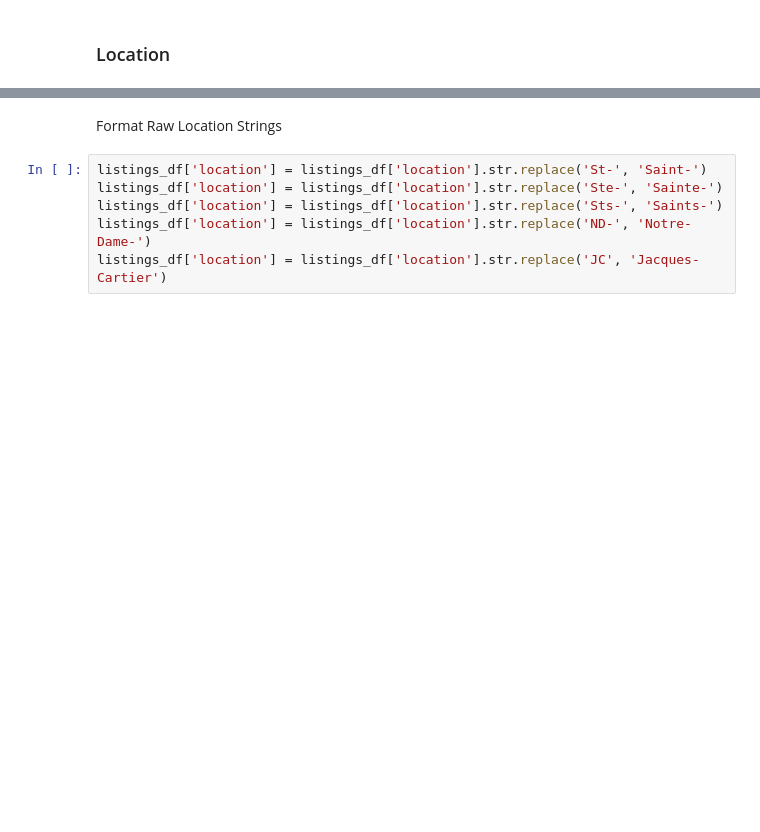
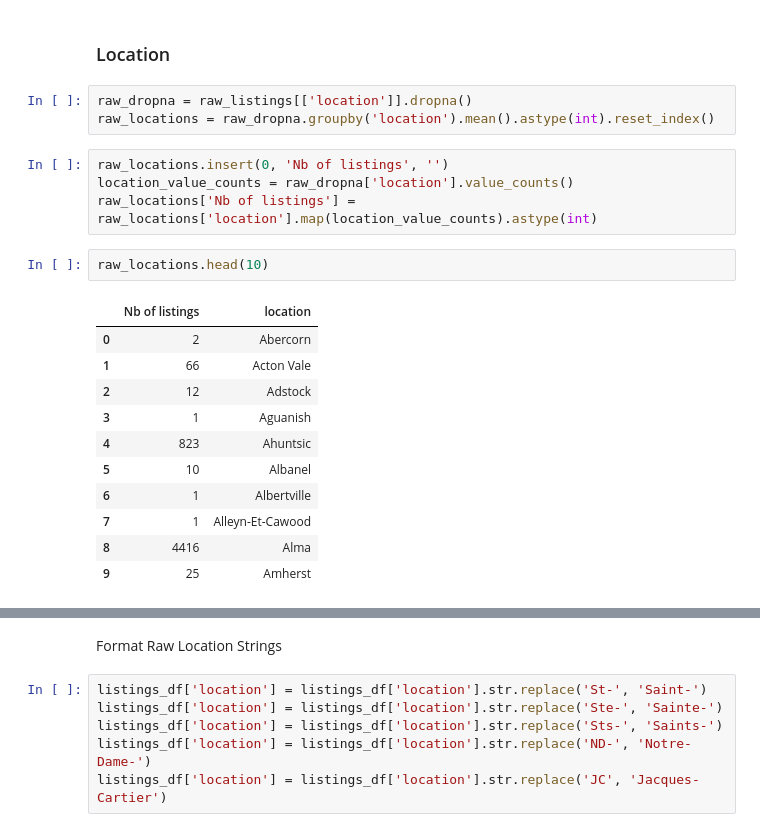
Before and after one commit to simkass/quebec-real-estate-analysis, a Jupyter notebook: notebooks/preprocessing.ipynb, the cells around one changed output, grey strips where cells are left out. Cells and saved outputs as stored; diff of their text form; blank space fills up the shorter version.

```diff
--- a/notebooks/preprocessing.ipynb
+++ b/notebooks/preprocessing.ipynb
@@ -257,2 +273,23 @@ Number of listings: 125242
 # %% [markdown]
 ### Location
+# %%
+raw_dropna = raw_listings[['location']].dropna()
+raw_locations = raw_dropna.groupby('location').mean().astype(int).reset_index()
+# %%
+raw_locations.insert(0, 'Nb of listings', '')
+location_value_counts = raw_dropna['location'].value_counts()
+raw_locations['Nb of listings'] = raw_locations['location'].map(location_value_counts).astype(int)
+# %%
+raw_locations.head(10)
+# %% [output]
+|  | Nb of listings | location |
+| 0 | 2 | Abercorn |
+| 1 | 66 | Acton Vale |
+| 2 | 12 | Adstock |
+| 3 | 1 | Aguanish |
+| 4 | 823 | Ahuntsic |
+| 5 | 10 | Albanel |
+| 6 | 1 | Albertville |
+| 7 | 1 | Alleyn-Et-Cawood |
+| 8 | 4416 | Alma |
+| 9 | 25 | Amherst |
```
Also changed, not shown: parts of 4 cells of this notebook, 3 other files.
